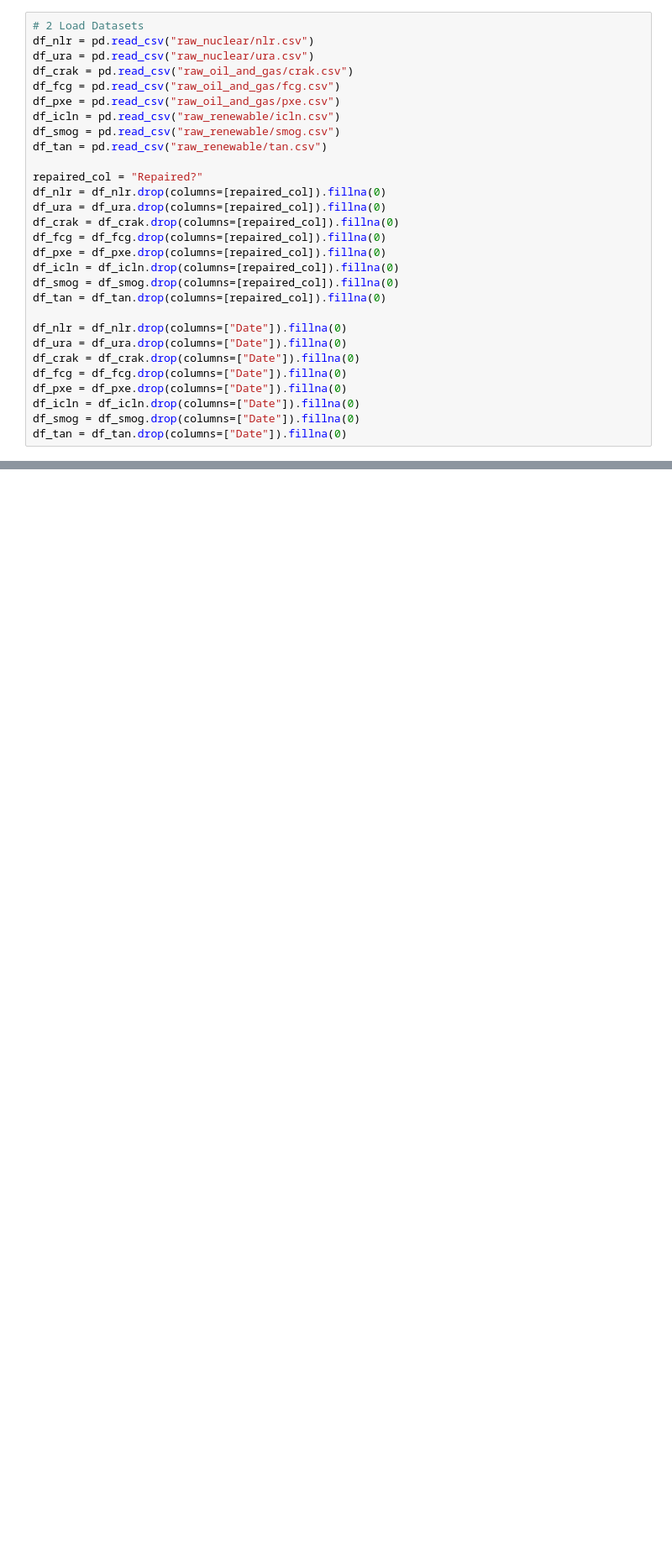
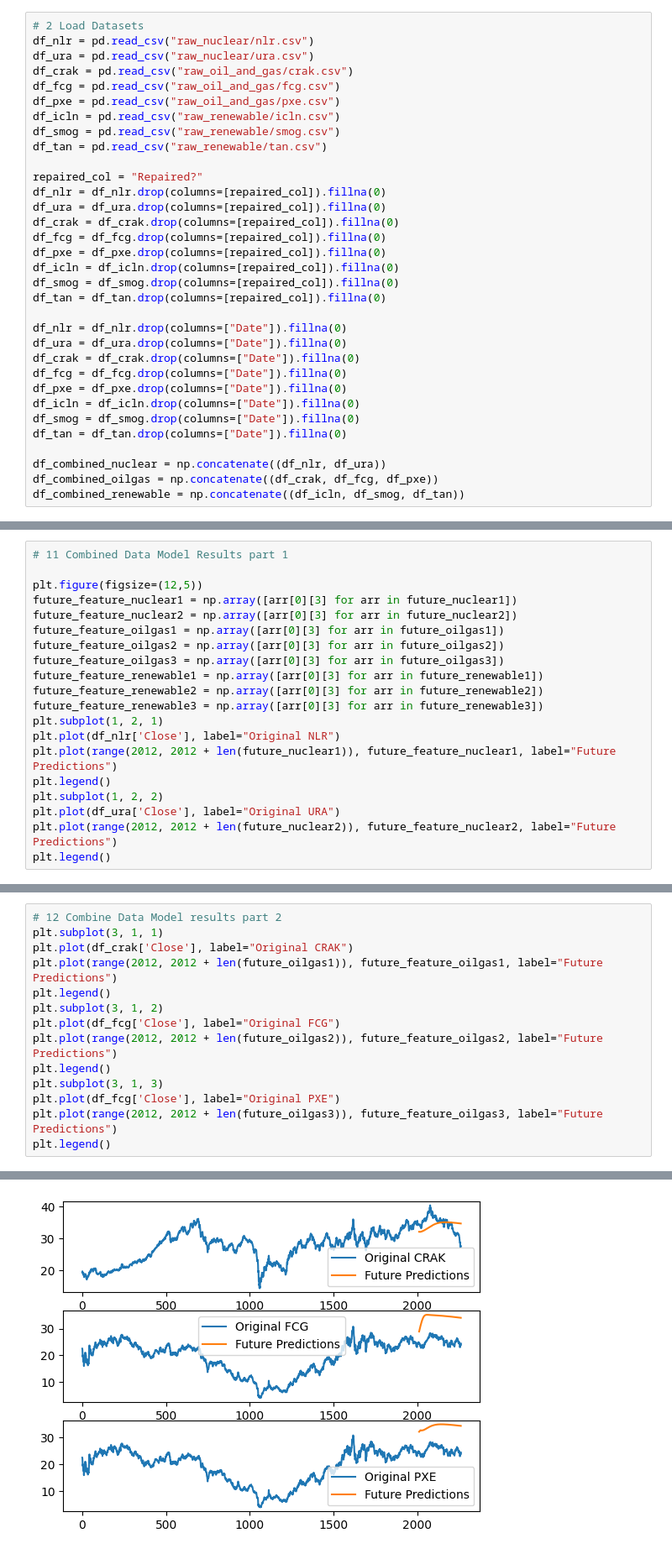
Before and after one commit to theophilus28/ML-Energy-Stock-Predictor, a Jupyter notebook: EnergyStockPredictor_gru.ipynb, the cells around one changed output, grey strips where cells are left out. Shown at 84% size. Saved outputs shown, nothing was run; the diff lists cells and outputs as text; blank space fills up the shorter version.

Commit message:
added combined data models for GRU

```diff
--- a/EnergyStockPredictor_gru.ipynb
+++ b/EnergyStockPredictor_gru.ipynb
@@ -37,6 +37,10 @@ df_pxe = df_pxe.drop(columns=["Date"]).fillna(0)
 df_icln = df_icln.drop(columns=["Date"]).fillna(0)
 df_smog = df_smog.drop(columns=["Date"]).fillna(0)
 df_tan = df_tan.drop(columns=["Date"]).fillna(0)
+
+df_combined_nuclear = np.concatenate((df_nlr, df_ura))
+df_combined_oilgas = np.concatenate((df_crak, df_fcg, df_pxe))
+df_combined_renewable = np.concatenate((df_icln, df_smog, df_tan))
 # %%
 # 3 Create time frame based subsets
 def create_sequences(data, window_size):
@@ -375,0 +467,20 @@ plt.legend()
+# %%
+# 11 Combined Data Model Results part 1
+
+plt.figure(figsize=(12,5))
+future_feature_nuclear1 = np.array([arr[0][3] for arr in future_nuclear1])
+future_feature_nuclear2 = np.array([arr[0][3] for arr in future_nuclear2])
+future_feature_oilgas1 = np.array([arr[0][3] for arr in future_oilgas1])
+future_feature_oilgas2 = np.array([arr[0][3] for arr in future_oilgas2])
+future_feature_oilgas3 = np.array([arr[0][3] for arr in future_oilgas3])
+future_feature_renewable1 = np.array([arr[0][3] for arr in future_renewable1])
+future_feature_renewable2 = np.array([arr[0][3] for arr in future_renewable2])
+future_feature_renewable3 = np.array([arr[0][3] for arr in future_renewable3])
+plt.subplot(1, 2, 1)
+plt.plot(df_nlr['Close'], label="Original NLR")
+plt.plot(range(2012, 2012 + len(future_nuclear1)), future_feature_nuclear1, label="Future Predictions")
+plt.legend()
+plt.subplot(1, 2, 2)
+plt.plot(df_ura['Close'], label="Original URA")
+plt.plot(range(2012, 2012 + len(future_nuclear2)), future_feature_nuclear2, label="Future Predictions")
+plt.legend()
@@ -375,0 +490,15 @@ plt.legend()
+# %%
+# 12 Combine Data Model results part 2
+plt.subplot(3, 1, 1)
+plt.plot(df_crak['Close'], label="Original CRAK")
+plt.plot(range(2012, 2012 + len(future_oilgas1)), future_feature_oilgas1, label="Future Predictions")
+plt.legend()
+plt.subplot(3, 1, 2)
+plt.plot(df_fcg['Close'], label="Original FCG")
+plt.plot(range(2012, 2012 + len(future_oilgas2)), future_feature_oilgas2, label="Future Predictions")
+plt.legend()
+plt.subplot(3, 1, 3)
+plt.plot(df_fcg['Close'], label="Original PXE")
+plt.plot(range(2012, 2012 + len(future_oilgas3)), future_feature_oilgas3, label="Future Predictions")
+plt.legend()
+# %% [output]
@@ -375,0 +506 @@ plt.legend()
+[figure, added]
```
Also changed, not shown: parts of 10 cells of this notebook, 1 other file.
